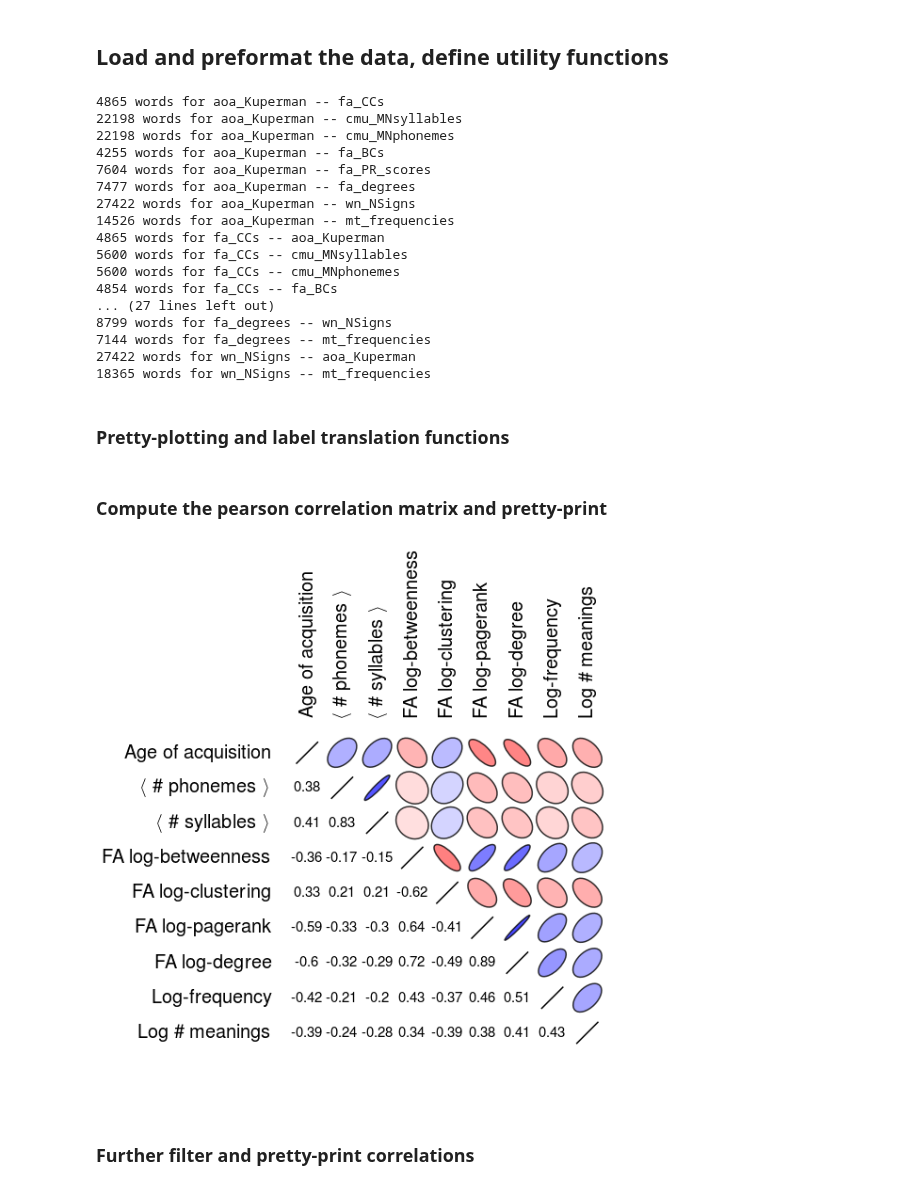
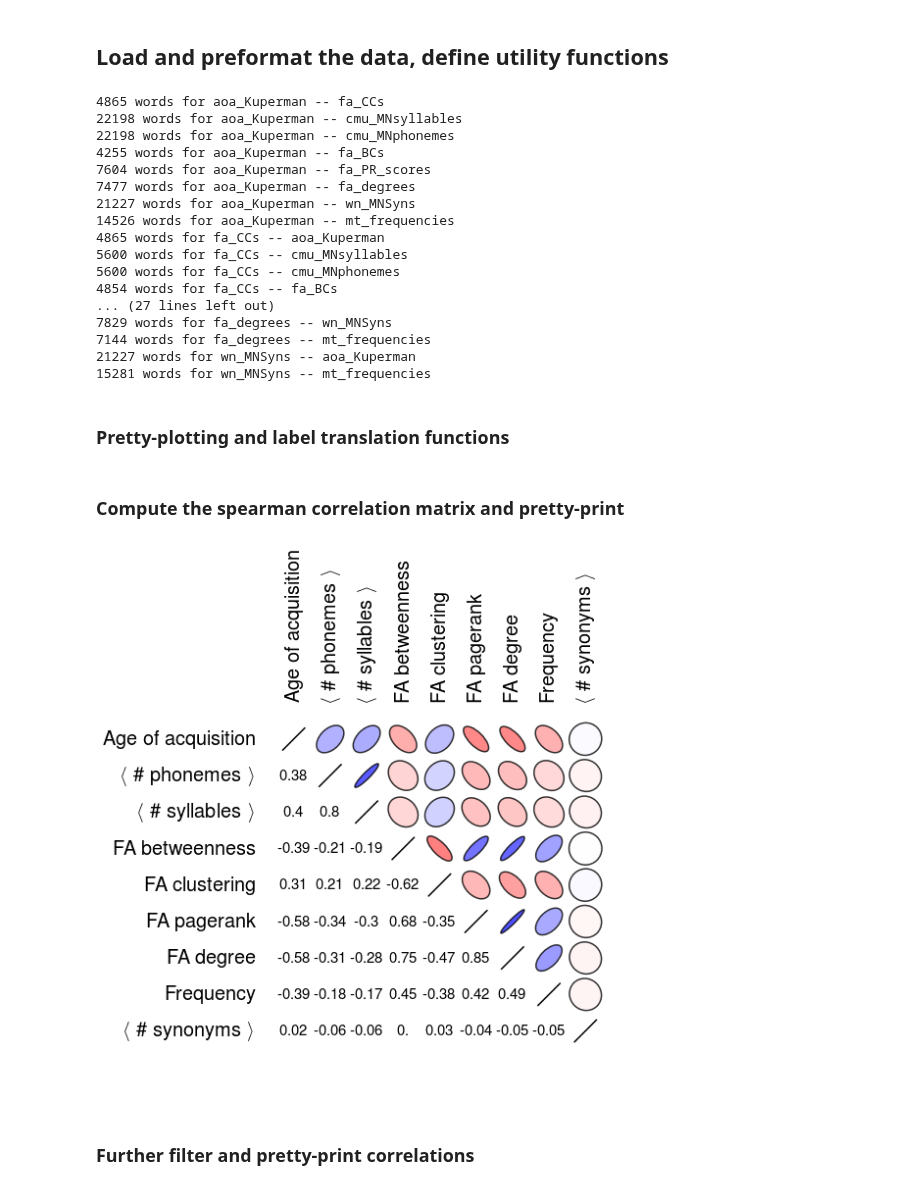
Before and after one commit to wehlutyk/brainscopypaste, a Jupyter notebook: paper_feature_correlations.ipynb, the cells around one changed output. Drawn from its saved outputs; the diff is of its cells as text; code cells hidden in the pictures.

Commit message:
Update correlation figures with new selection of features

```diff
--- a/paper_feature_correlations.ipynb
+++ b/paper_feature_correlations.ipynb
@@ -20,7 +21,7 @@ included_features = ['aoa_Kuperman',
                      'fa_degrees',
                      'cmu_MNphonemes',
                      'cmu_MNsyllables',
-                     'wn_NSigns']
+                     'wn_MNSyns']
 features = {}
 
 for fname in included_features:
@@ -60,17 +61,17 @@ for fsrc1, f1 in features.iteritems():
 4255 words for aoa_Kuperman -- fa_BCs
 7604 words for aoa_Kuperman -- fa_PR_scores
 7477 words for aoa_Kuperman -- fa_degrees
-27422 words for aoa_Kuperman -- wn_NSigns
+21227 words for aoa_Kuperman -- wn_MNSyns
 14526 words for aoa_Kuperman -- mt_frequencies
 4865 words for fa_CCs -- aoa_Kuperman
 5600 words for fa_CCs -- cmu_MNsyllables
 5600 words for fa_CCs -- cmu_MNphonemes
 4854 words for fa_CCs -- fa_BCs
 ... (27 lines left out)
-8799 words for fa_degrees -- wn_NSigns
+7829 words for fa_degrees -- wn_MNSyns
 7144 words for fa_degrees -- mt_frequencies
-27422 words for wn_NSigns -- aoa_Kuperman
-18365 words for wn_NSigns -- mt_frequencies
+21227 words for wn_MNSyns -- aoa_Kuperman
+15281 words for wn_MNSyns -- mt_frequencies
 # %% [markdown]
 ### Pretty-plotting and label translation functions
 # %%
@@ -120,7 +121,7 @@ def pretty_plot_correlations(correlations, labels, size_scaling=1.0,
     lims = np.linspace(0, 1, n_features + 1)
     step = 1 / n_features
     xs = lims[:-1] + step / 2
-    esize = 1.0 * step
+    esize = 0.98 * step
 
     # Create our figure
     fig, ax = mpl.pyplot.subplots(figsize=(4 * size_scaling, 4 * size_scaling))
@@ -196,40 +229,32 @@ def translate(labels):
 # %% [markdown]
-### Compute the pearson correlation matrix and pretty-print
+### Compute the spearman correlation matrix and pretty-print
 # %%
 ## Compute correlation matrix
 
 # Initialize
 n = len(features)
 labels = []
 f_coords = {}
-pearson_correlations = np.zeros((n, n))
+spearman_correlations = np.zeros((n, n))
 
 # Fill in the correlations
 for i, (fname, f) in enumerate(sorted(features.iteritems())):
     f_coords[fname] = i
     labels.append(fname)
 
 for i, (fname1, f1) in enumerate(sorted(features.iteritems())):
     for j, (fname2, f2) in enumerate(sorted(features.iteritems())):
         if fname1 == fname2:
             continue
 
-        # Get common values
         f1_values = np.array([f1[w] for w in common_words[fname1][fname2]])
         f2_values = np.array([f2[w] for w in common_words[fname1][fname2]])
+        spearman_correlations[i, j] = spearmanr(f1_values, f2_values)[0]
 
-        # Center the vectors
-        c_f1_values = f1_values - f1_values.mean()
-        c_f2_values = f2_values - f2_values.mean()
-
-        # Compute covariance
-        pearson_correlations[i, j] = (c_f1_values.dot(c_f2_values) /
-                                      np.sqrt(c_f1_values.dot(c_f1_values) * c_f2_values.dot(c_f2_values)))
+fig = pretty_plot_correlations(spearman_correlations, translate(labels), size_scaling=1.8, cor_fontsize=15, label_fontsize=20)
+fig.savefig('paper-figures/feature_correlations-filter1.png', bbox_inches='tight', dpi=300)
+# %% [output]
+[figure, added]
-# %%
-fig = pretty_plot_correlations(pearson_correlations, translate(labels), size_scaling=1.8, cor_fontsize=15, label_fontsize=20)
-fig.savefig('paper-figures/feature_correlations-filter1.png', bbox_inches='tight', dpi=300)
-# %% [output]
-[figure, removed]
 # %% [markdown]
 ### Further filter and pretty-print correlations
 # %%
```
Also changed, not shown: parts of 4 cells of this notebook, 3 other files.
